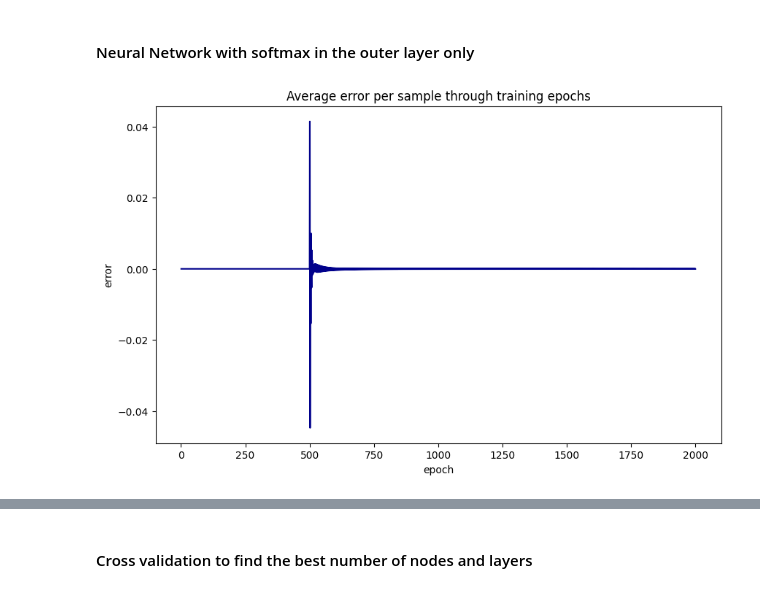
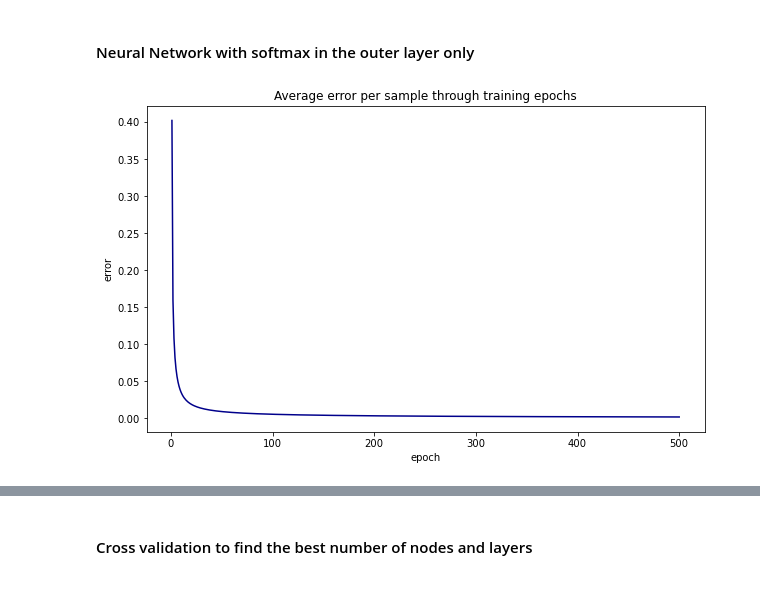
Before and after one commit to nadiaverdha/MachineLearningEx2, a Jupyter notebook: Ex2_wine.ipynb, the cells around one changed output, grey strips where cells are left out. Cells and saved outputs as stored; diff of their text form; code cells hidden in the pictures.

```diff
--- a/Ex2_wine.ipynb
+++ b/Ex2_wine.ipynb
@@ -146,17 +184,17 @@ Precision on test:  1.0
 # %%
 #network with 2 layers
 net_soft = Network()
 net_soft.add(FCLayer(13, 8,seed = seed))
 net_soft.add(FCLayer(8, 3,seed = seed))
 net_soft.add(ActivationLayer(softmax, softmax_prime))
 
 # train
-net_soft.use(categorical_cross_entropy_prime, categorical_cross_entropy_prime)
+net_soft.use(categorical_cross_entropy, categorical_cross_entropy_prime)
 
 err_vect_soft = net_soft.fit(X_train_standardized, y_train, epochs = 500,learning_rate=0.1)
 net_soft.plot_error_curve(err_vect_soft)
 # %% [output]
-[figure, old version]
+[figure, new version]
 # %%
 net_soft.nn_evaluate_one_hot(x_train= X_train_standardized, y_train=y_train, x_test=X_val_standardized, y_test=y_val, epochs=500, learning_rate=0.1)
 # %% [output]
```
Also changed, not shown: parts of 26 cells of this notebook, 1 other file.
